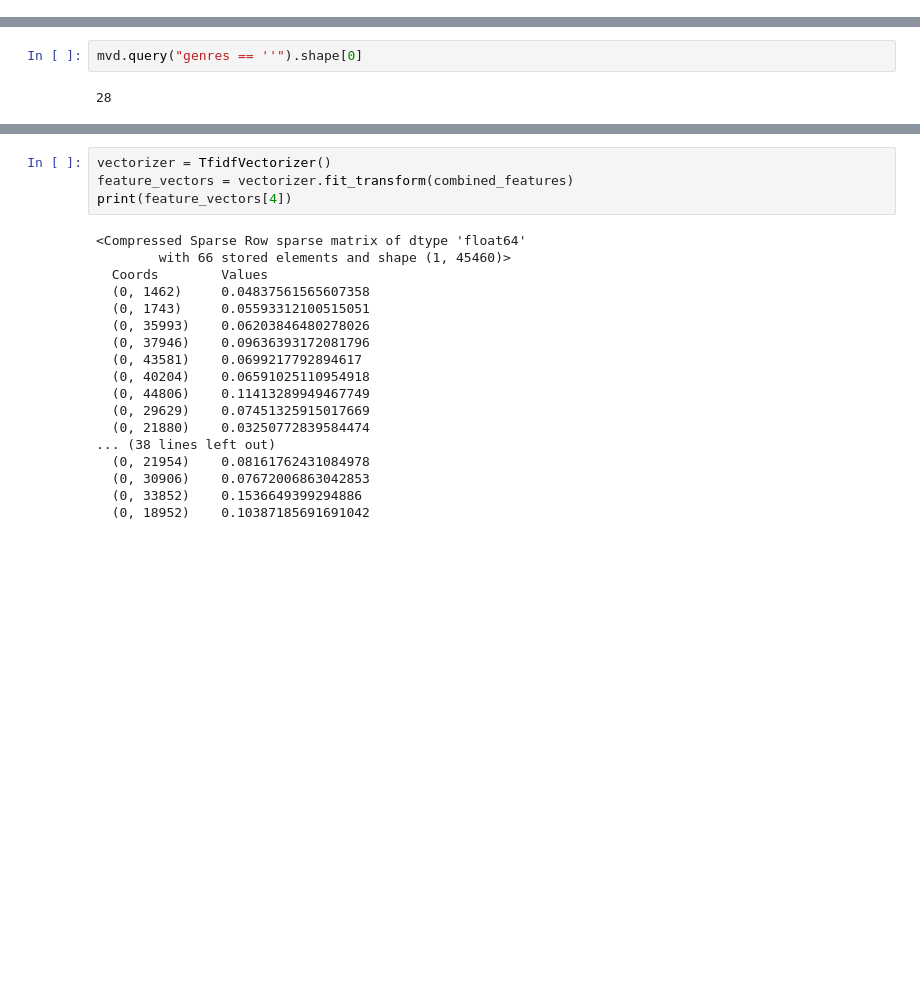
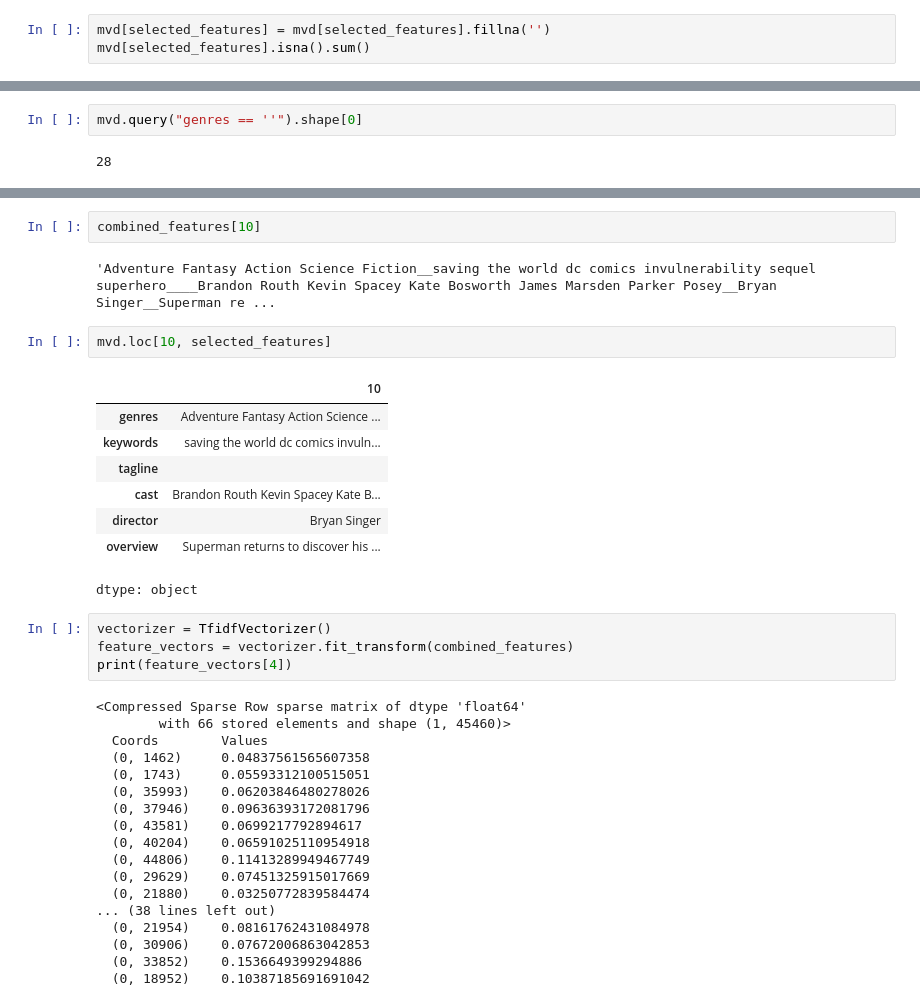
Before and after one commit to htetaunglynn94/portfolio_projects, a Jupyter notebook: machine_learning/logistic_regression/movie_recommendation_system.ipynb, the cells around one changed output, grey strips where cells are left out. Saved outputs shown, nothing was run; the diff lists cells and outputs as text; blank space fills up the shorter version.

```diff
--- a/machine_learning/logistic_regression/movie_recommendation_system.ipynb
+++ b/machine_learning/logistic_regression/movie_recommendation_system.ipynb
@@ -281,3 +291,6 @@ mvd.loc[na_idx]
 | 4801 | 4801 | 0 | NaN | http://shanghaicalling.com/ | 126186 | NaN | en | Shanghai Calling | When ambitious New York attorney ... | ... |
 | 4802 | 4802 | 0 | Documentary | NaN | 25975 | obsession camcorder crush dream girl | en | My Date with Drew | Ever since the second grade when ... | ... |
 3371 rows × 24 columns
+# %%
+mvd[selected_features] = mvd[selected_features].fillna('')
+mvd[selected_features].isna().sum()
@@ -328,6 +350,21 @@ combined_features
 | 4802 | Documentary__obsession camcorder ... |
 4803 rows × 1 columns
 dtype: object
+# %%
+combined_features[10]
+# %% [output]
+'Adventure Fantasy Action Science Fiction__saving the world dc comics invulnerability sequel superhero____Brandon Routh Kevin Spacey Kate Bosworth James Marsden Parker Posey__Bryan Singer__Superman re ...
+# %%
+mvd.loc[10, selected_features]
+# %% [output]
+|  | 10 |
+| genres | Adventure Fantasy Action Science ... |
+| keywords | saving the world dc comics invuln... |
+| tagline |  |
+| cast | Brandon Routh Kevin Spacey Kate B... |
+| director | Bryan Singer |
+| overview | Superman returns to discover his ... |
+dtype: object
 # %%
 vectorizer = TfidfVectorizer()
 feature_vectors = vectorizer.fit_transform(combined_features)
```
Also changed, not shown: parts of 13 cells of this notebook.
